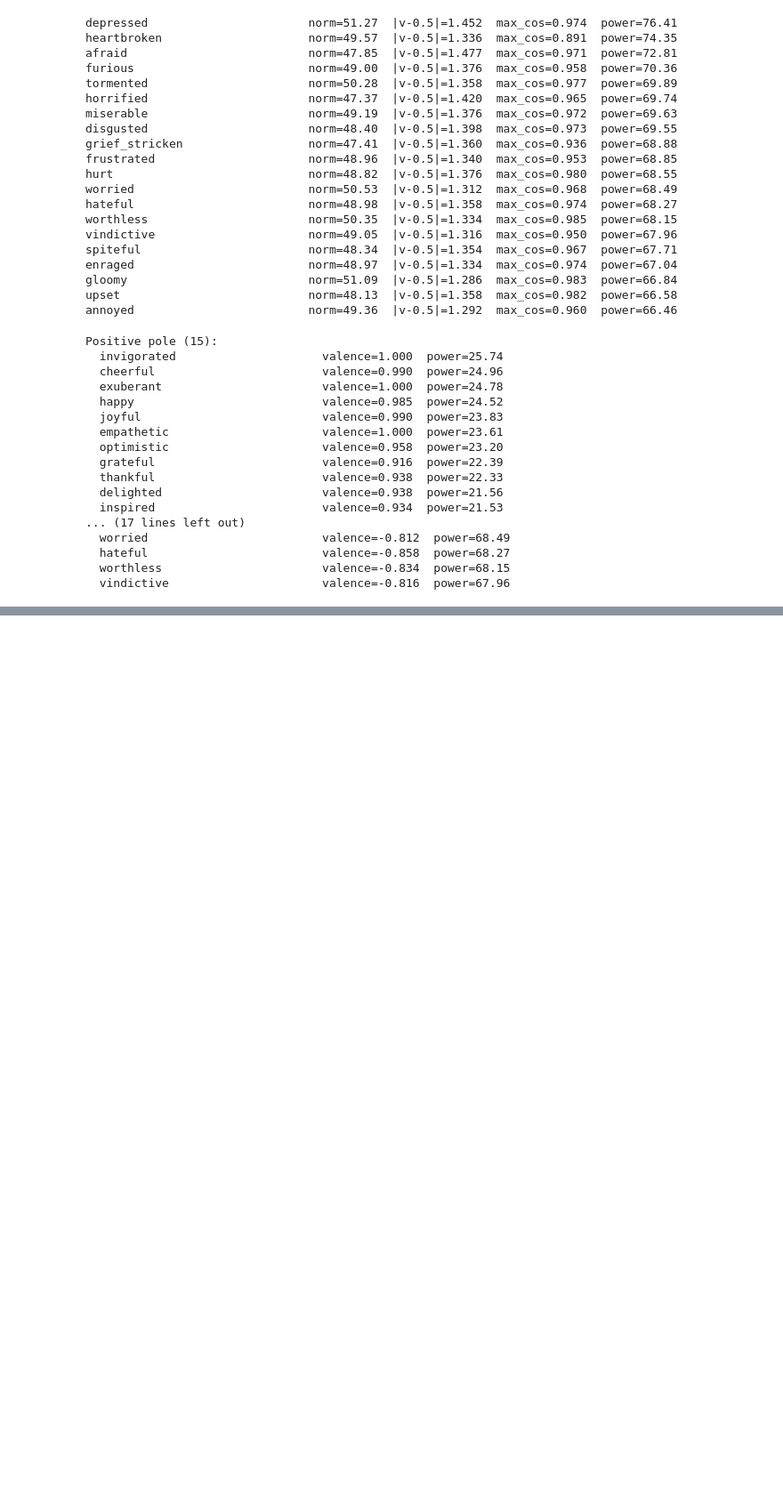
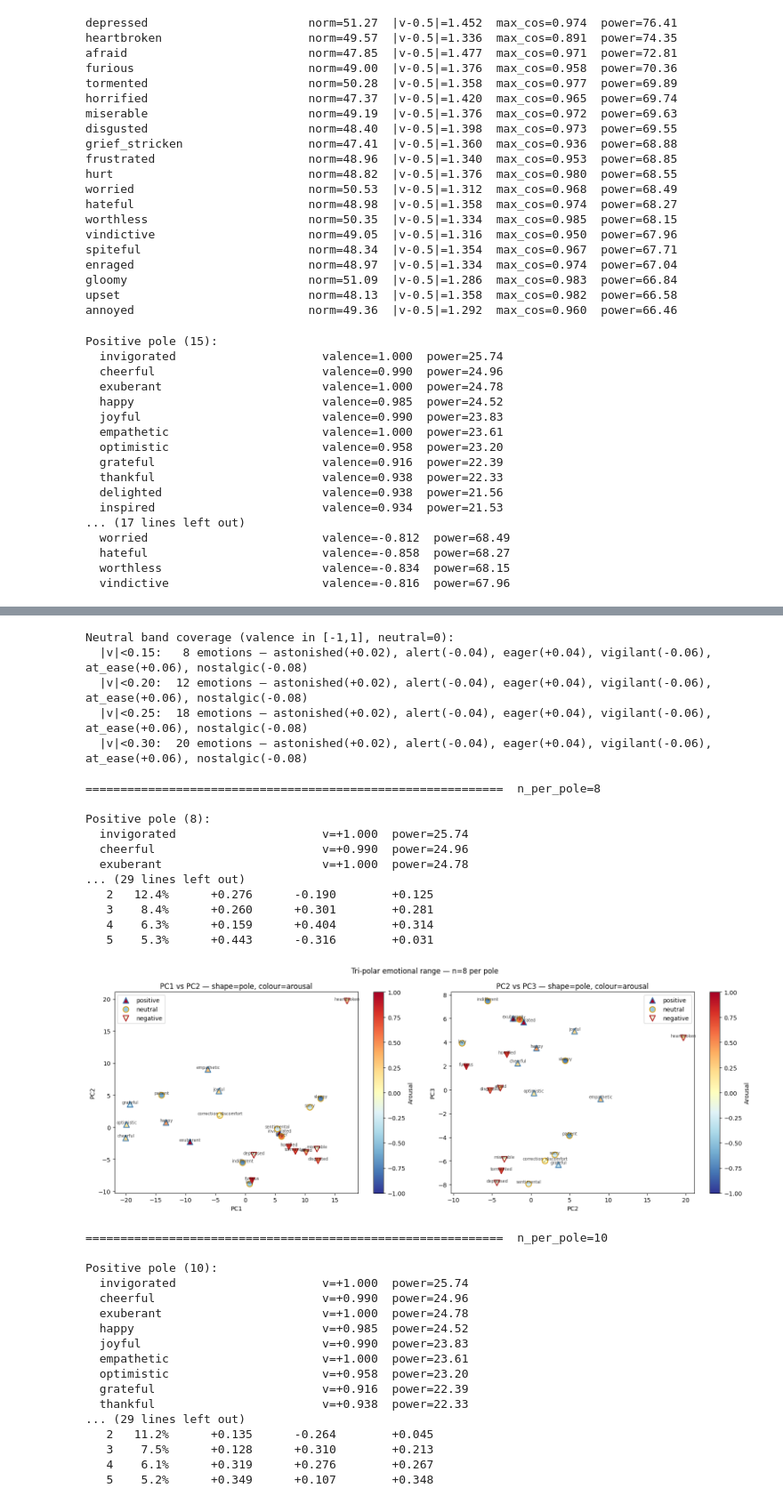
Before and after one commit to hebenon/gemma4-mechinterp, a Jupyter notebook: notebooks/gemma4-phase1-nrcvad-pca.ipynb, the cells around one changed output, grey strips where cells are left out. Shown at 89% size. Drawn from its saved outputs; the diff is of its cells as text; code cells hidden in the pictures; blank space fills up the shorter version.

Commit message:
Kaggle Notebook | Gemma 4 Emotion Component Analysis | Version 3

```diff
--- a/notebooks/gemma4-phase1-nrcvad-pca.ipynb
+++ b/notebooks/gemma4-phase1-nrcvad-pca.ipynb
@@ -358,0 +449,56 @@ Positive pole (10):
+# %%
+# ── Exercise ──────────────────────────────────────────────────────────────────
+
+# First: check how many emotions fall in the neutral band at each threshold
+print("Neutral band coverage (valence in [-1,1], neutral=0):")
+for band in [0.15, 0.20, 0.25, 0.30]:
+    in_band = [(kept_names[i], vad[i, 0]) for i in range(len(kept_names))
+               if abs(vad[i, 0]) < band]
+    preview = ', '.join(f"{n}({v:+.2f})" for n, v in
+                        sorted(in_band, key=lambda x: abs(x[1]))[:6])
+    print(f"  |v|<{band:.2f}: {len(in_band):3d} emotions — {preview}")
+
+# Run at a few N values
+for n in [8, 10, 12]:
+    print(f"\n{'='*60}  n_per_pole={n}")
+    selected = select_tri_polar_emotions(
+        kept_names, dirs, vad, norms, max_cosine,
+        n_per_pole=n, neutral_band=0.25,
+    )
+    run_tripolar_pca(selected, kept_names, dirs, vad)
+# %% [output]
+Neutral band coverage (valence in [-1,1], neutral=0):
+  |v|<0.15:   8 emotions — astonished(+0.02), alert(-0.04), eager(+0.04), vigilant(-0.06), at_ease(+0.06), nostalgic(-0.08)
+  |v|<0.20:  12 emotions — astonished(+0.02), alert(-0.04), eager(+0.04), vigilant(-0.06), at_ease(+0.06), nostalgic(-0.08)
+  |v|<0.25:  18 emotions — astonished(+0.02), alert(-0.04), eager(+0.04), vigilant(-0.06), at_ease(+0.06), nostalgic(-0.08)
+  |v|<0.30:  20 emotions — astonished(+0.02), alert(-0.04), eager(+0.04), vigilant(-0.06), at_ease(+0.06), nostalgic(-0.08)
+
+============================================================  n_per_pole=8
+
+Positive pole (8):
+  invigorated                     v=+1.000  power=25.74
+  cheerful                        v=+0.990  power=24.96
+  exuberant                       v=+1.000  power=24.78
+... (29 lines left out)
+   2   12.4%      +0.276      -0.190        +0.125
+   3    8.4%      +0.260      +0.301        +0.281
+   4    6.3%      +0.159      +0.404        +0.314
+   5    5.3%      +0.443      -0.316        +0.031
+[figure, added]
+============================================================  n_per_pole=10
+
+Positive pole (10):
+  invigorated                     v=+1.000  power=25.74
+  cheerful                        v=+0.990  power=24.96
+  exuberant                       v=+1.000  power=24.78
+  happy                           v=+0.985  power=24.52
+  joyful                          v=+0.990  power=23.83
+  empathetic                      v=+1.000  power=23.61
+  optimistic                      v=+0.958  power=23.20
+  grateful                        v=+0.916  power=22.39
+  thankful                        v=+0.938  power=22.33
+... (29 lines left out)
+   2   11.2%      +0.135      -0.264        +0.045
+   3    7.5%      +0.128      +0.310        +0.213
+   4    6.1%      +0.319      +0.276        +0.267
+   5    5.2%      +0.349      +0.107        +0.348
```
Also changed, not shown: parts of 3 cells of this notebook.
